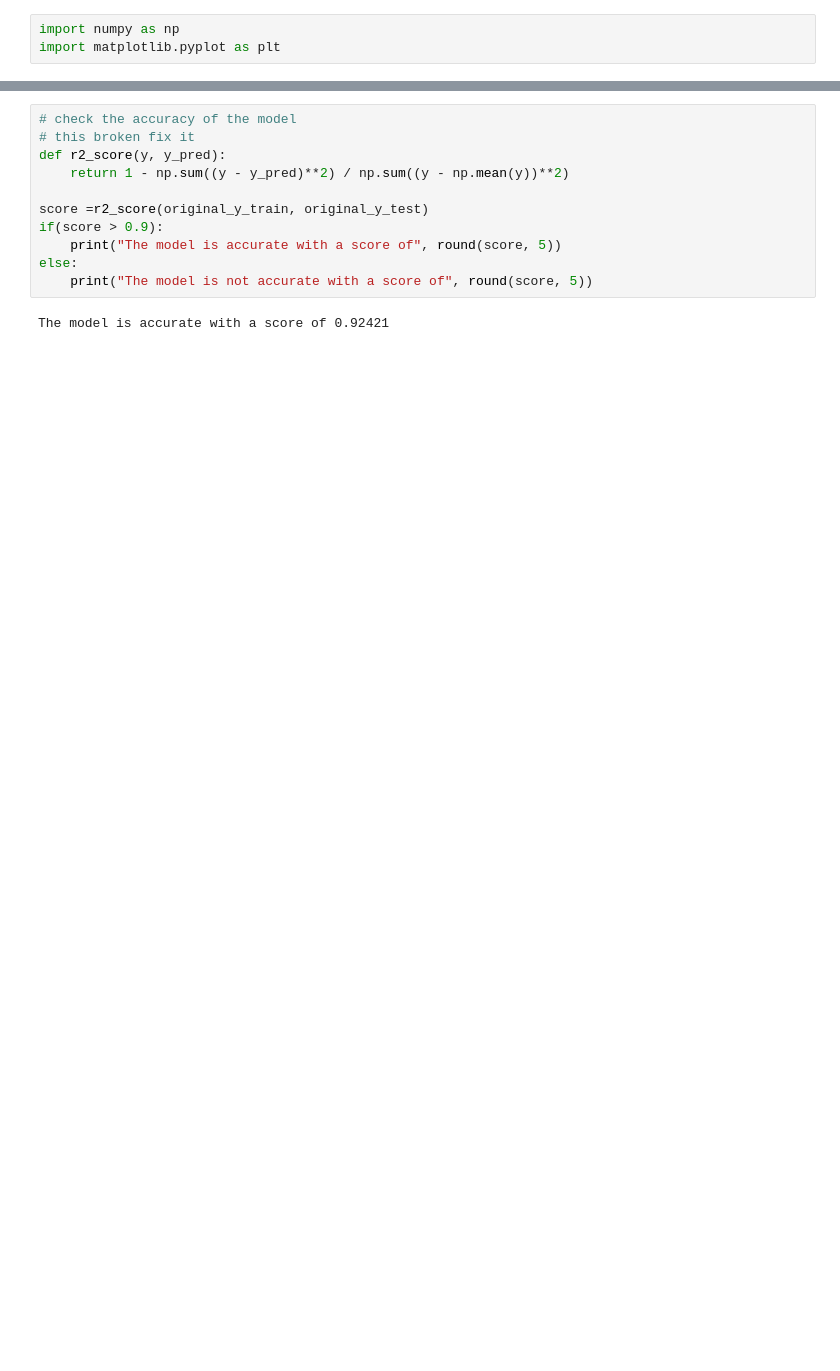
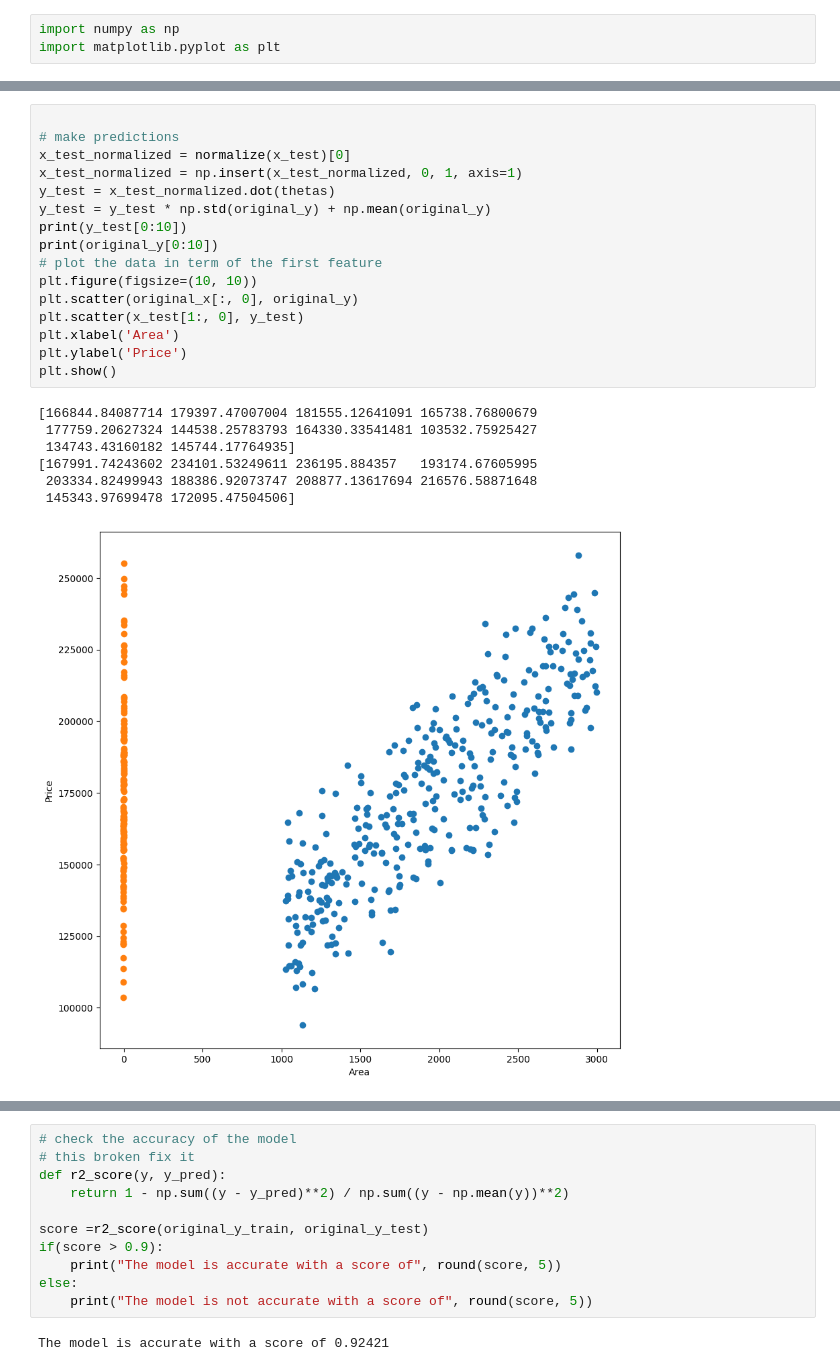
Before and after one commit to Abdullah0f/Machine-Learning-Models, a Jupyter notebook: multiple linear reg.ipynb, the cells around one changed output, grey strips where cells are left out. Cells and saved outputs as stored; diff of their text form; blank space fills up the shorter version.

```diff
--- a/multiple linear reg.ipynb
+++ b/multiple linear reg.ipynb
@@ -41 +111,25 @@ x_train = x_train.T
+# %%
+
+# make predictions
+x_test_normalized = normalize(x_test)[0]
+x_test_normalized = np.insert(x_test_normalized, 0, 1, axis=1)
+y_test = x_test_normalized.dot(thetas)
+y_test = y_test * np.std(original_y) + np.mean(original_y)
+print(y_test[0:10])
+print(original_y[0:10])
+# plot the data in term of the first feature
+plt.figure(figsize=(10, 10))
+plt.scatter(original_x[:, 0], original_y)
+plt.scatter(x_test[1:, 0], y_test)
+plt.xlabel('Area')
+plt.ylabel('Price')
+plt.show()
+# %% [output]
+[166844.84087714 179397.47007004 181555.12641091 165738.76800679
+ 177759.20627324 144538.25783793 164330.33541481 103532.75925427
+ 134743.43160182 145744.17764935]
+[167991.74243602 234101.53249611 236195.884357   193174.67605995
+ 203334.82499943 188386.92073747 208877.13617694 216576.58871648
+ 145343.97699478 172095.47504506]
+[figure, added]
 # %%
```
Also changed, not shown: parts of 15 cells of this notebook, 1 other file.
